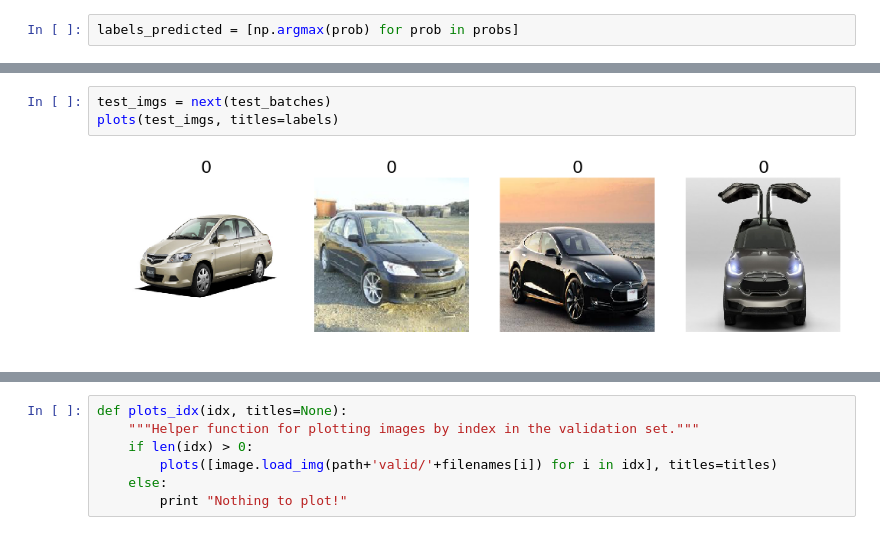
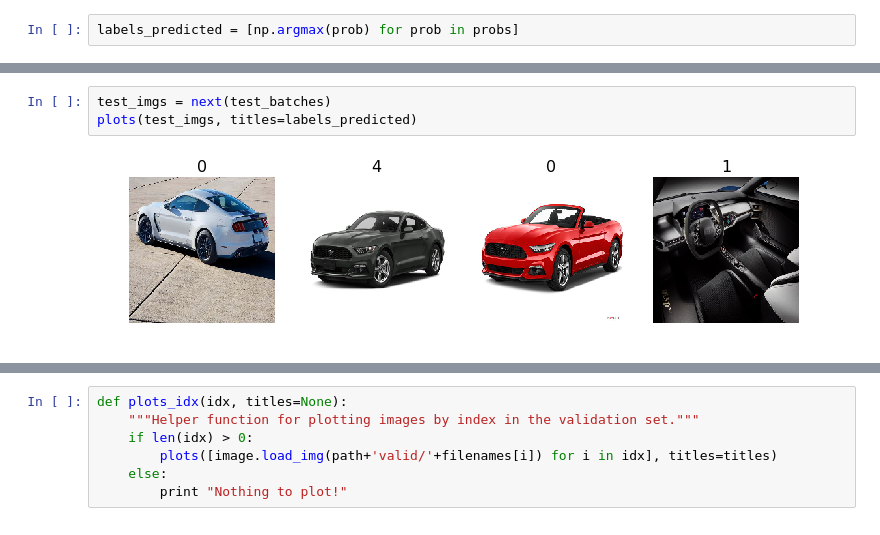
Before and after one commit to gohar94/Carzam, a Jupyter notebook: nbs/carzam.ipynb, the cells around one changed output, grey strips where cells are left out. Drawn from its saved outputs; the diff is of its cells as text.

```diff
--- a/nbs/carzam.ipynb
+++ b/nbs/carzam.ipynb
@@ -168,5 +84,5 @@ labels_predicted
 # %%
 test_imgs = next(test_batches)
-plots(test_imgs, titles=labels)
+plots(test_imgs, titles=labels_predicted)
 # %% [output]
-[figure, old version]
+[figure, new version]
```
Also changed, not shown: parts of 15 cells of this notebook, 1 other file.
